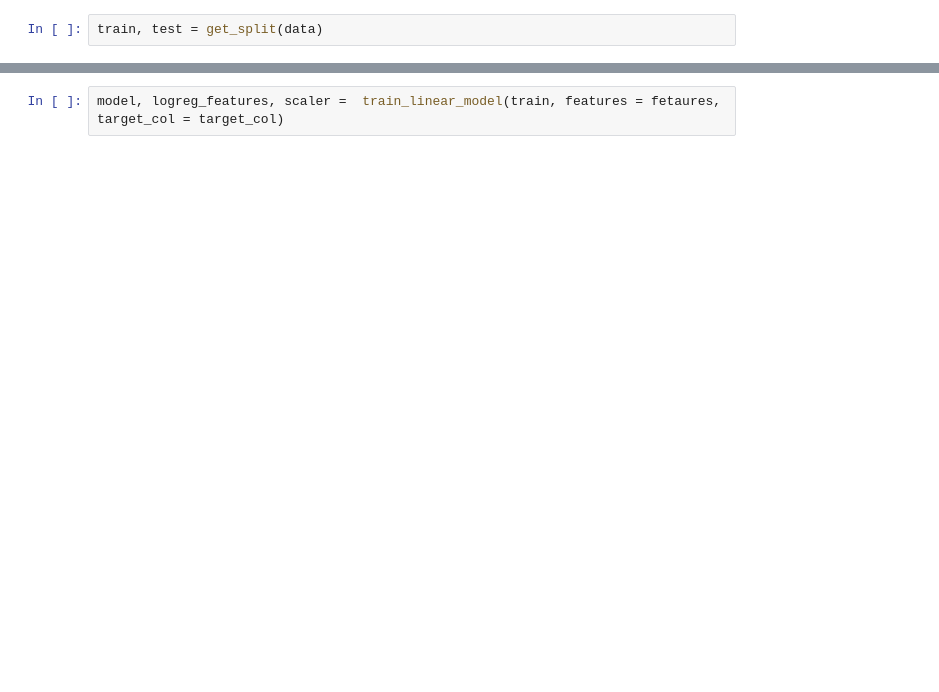
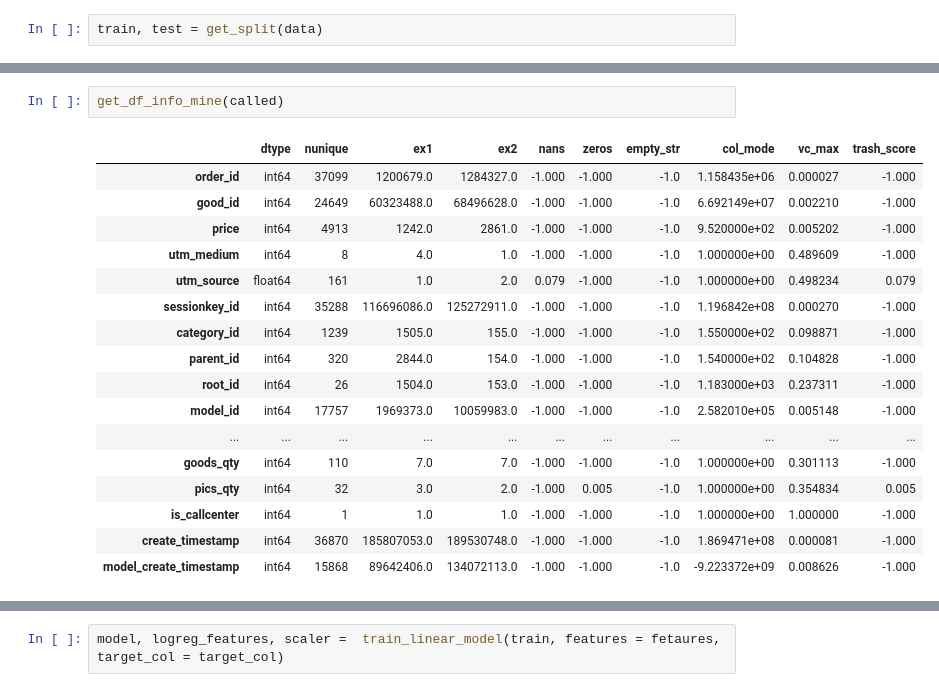
Before and after one commit to Nesterov-BA/aimasters, a Jupyter notebook: 1sem/ML1/homeworks/hw4/hw4.ipynb, the cells around one changed output, grey strips where cells are left out. Saved outputs shown, nothing was run; the diff lists cells and outputs as text; blank space fills up the shorter version.

```diff
--- a/1sem/ML1/homeworks/hw4/hw4.ipynb
+++ b/1sem/ML1/homeworks/hw4/hw4.ipynb
@@ -42,0 +88,20 @@ Index(['create_time', 'good_id', 'price', 'utm_medium', 'utm_source',
+# %%
+get_df_info_mine(called)
+# %% [output]
+|  | dtype | nunique | ex1 | ex2 | nans | zeros | empty_str | col_mode | vc_max | trash_score |
+| order_id | int64 | 37099 | 1200679.0 | 1284327.0 | -1.000 | -1.000 | -1.0 | 1.158435e+06 | 0.000027 | -1.000 |
+| good_id | int64 | 24649 | 60323488.0 | 68496628.0 | -1.000 | -1.000 | -1.0 | 6.692149e+07 | 0.002210 | -1.000 |
+| price | int64 | 4913 | 1242.0 | 2861.0 | -1.000 | -1.000 | -1.0 | 9.520000e+02 | 0.005202 | -1.000 |
+| utm_medium | int64 | 8 | 4.0 | 1.0 | -1.000 | -1.000 | -1.0 | 1.000000e+00 | 0.489609 | -1.000 |
+| utm_source | float64 | 161 | 1.0 | 2.0 | 0.079 | -1.000 | -1.0 | 1.000000e+00 | 0.498234 | 0.079 |
+| sessionkey_id | int64 | 35288 | 116696086.0 | 125272911.0 | -1.000 | -1.000 | -1.0 | 1.196842e+08 | 0.000270 | -1.000 |
+| category_id | int64 | 1239 | 1505.0 | 155.0 | -1.000 | -1.000 | -1.0 | 1.550000e+02 | 0.098871 | -1.000 |
+| parent_id | int64 | 320 | 2844.0 | 154.0 | -1.000 | -1.000 | -1.0 | 1.540000e+02 | 0.104828 | -1.000 |
+| root_id | int64 | 26 | 1504.0 | 153.0 | -1.000 | -1.000 | -1.0 | 1.183000e+03 | 0.237311 | -1.000 |
+| model_id | int64 | 17757 | 1969373.0 | 10059983.0 | -1.000 | -1.000 | -1.0 | 2.582010e+05 | 0.005148 | -1.000 |
+| ... | ... | ... | ... | ... | ... | ... | ... | ... | ... | ... |
+| goods_qty | int64 | 110 | 7.0 | 7.0 | -1.000 | -1.000 | -1.0 | 1.000000e+00 | 0.301113 | -1.000 |
+| pics_qty | int64 | 32 | 3.0 | 2.0 | -1.000 | 0.005 | -1.0 | 1.000000e+00 | 0.354834 | 0.005 |
+| is_callcenter | int64 | 1 | 1.0 | 1.0 | -1.000 | -1.000 | -1.0 | 1.000000e+00 | 1.000000 | -1.000 |
+| create_timestamp | int64 | 36870 | 185807053.0 | 189530748.0 | -1.000 | -1.000 | -1.0 | 1.869471e+08 | 0.000081 | -1.000 |
+| model_create_timestamp | int64 | 15868 | 89642406.0 | 134072113.0 | -1.000 | -1.000 | -1.0 | -9.223372e+09 | 0.008626 | -1.000 |
```
Also changed, not shown: parts of 14 cells of this notebook, 6 other files.
